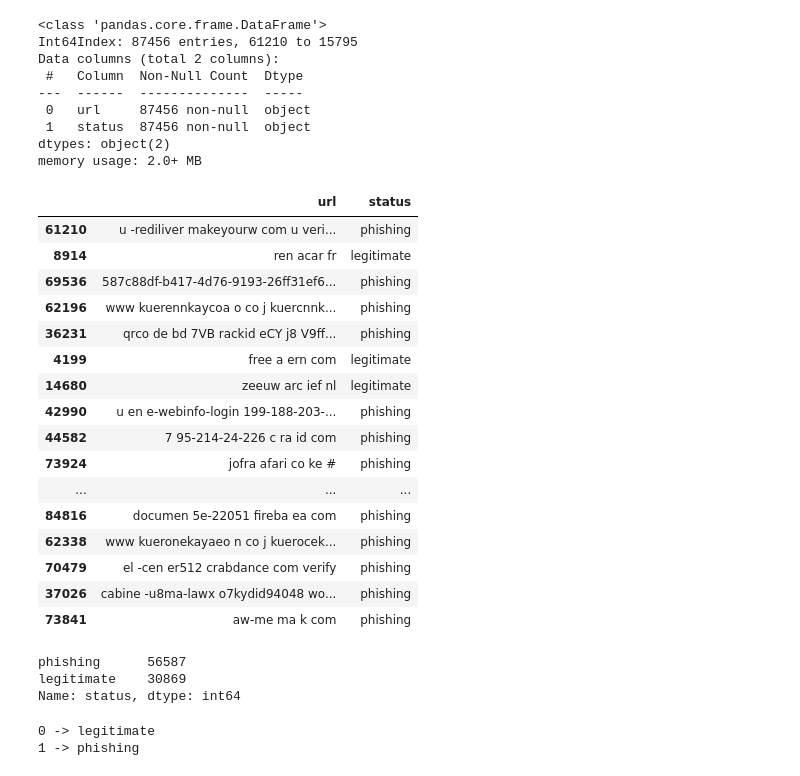
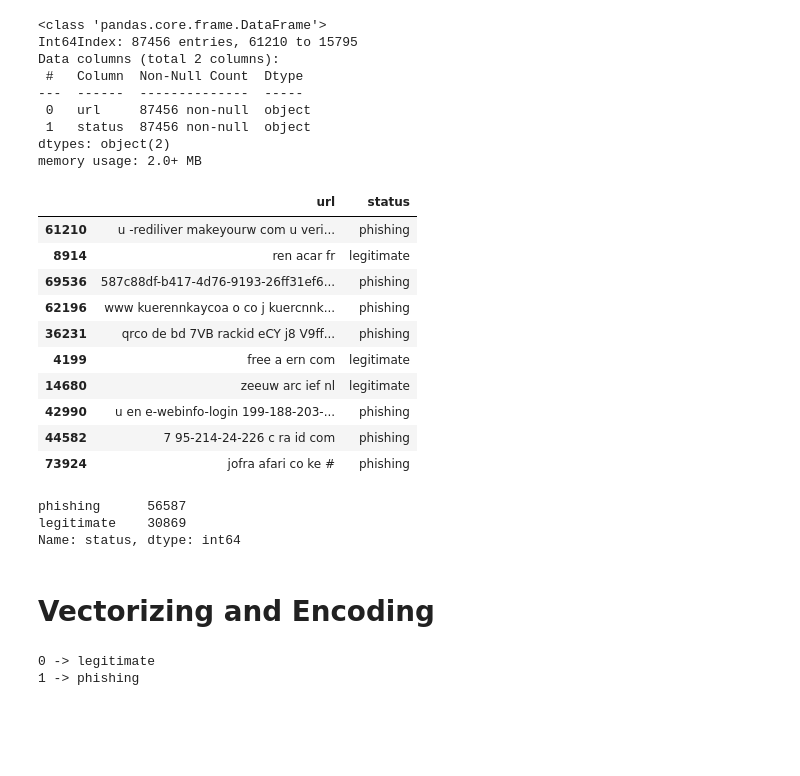
Before and after one commit to buisonanh/phishing-urls-detection, a Jupyter notebook: phishing_urls_detection.ipynb, the cells around one changed output. Cells and saved outputs as stored; diff of their text form; code cells hidden in the pictures; blank space fills up the shorter version.

```diff
--- a/phishing_urls_detection.ipynb
+++ b/phishing_urls_detection.ipynb
@@ -112,23 +116,18 @@ memory usage: 2.0+ MB
 # %%
 df.isnull().sum()
 df.dropna(inplace = True)
-df.head(30)
+
+df.head(10)
 # %% [output]
 |  | url | status |
 | 61210 | u -rediliver makeyourw com u veri... | phishing |
 | 8914 | ren acar fr | legitimate |
 | 69536 | 587c88df-b417-4d76-9193-26ff31ef6... | phishing |
 | 62196 | www kuerennkaycoa o co j kuercnnk... | phishing |
 | 36231 | qrco de bd 7VB rackid eCY j8 V9ff... | phishing |
 | 4199 | free a ern com | legitimate |
 | 14680 | zeeuw arc ief nl | legitimate |
 | 42990 | u en e-webinfo-login 199-188-203-... | phishing |
 | 44582 | 7 95-214-24-226 c ra id com | phishing |
 | 73924 | jofra afari co ke # | phishing |
-| ... | ... | ... |
-| 84816 | documen 5e-22051 fireba ea com | phishing |
-| 62338 | www kueronekayaeo n co j kuerocek... | phishing |
-| 70479 | el -cen er512 crabdance com verify | phishing |
-| 37026 | cabine -u8ma-lawx o7kydid94048 wo... | phishing |
-| 73841 | aw-me ma k com | phishing |
 # %%
@@ -141,6 +142,8 @@ print(counts)
 phishing      56587
 legitimate    30869
 Name: status, dtype: int64
+# %% [markdown]
+# **Vectorizing and Encoding**
 # %%
 # Data selection
 feature_df = df['url']
```
Also changed, not shown: parts of 22 cells of this notebook.
